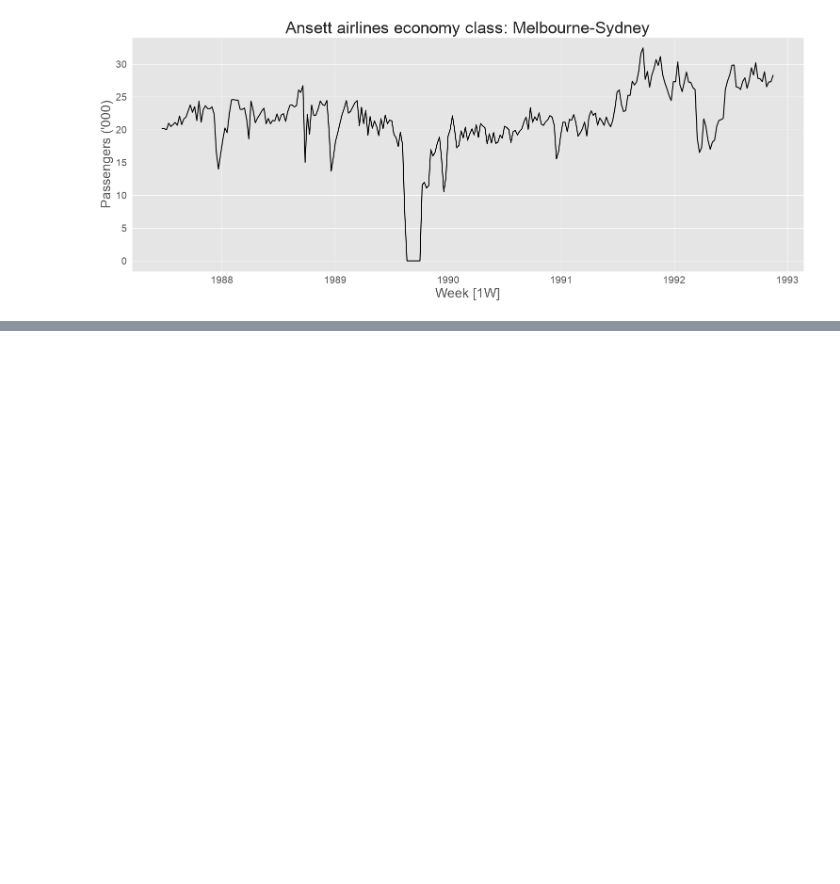
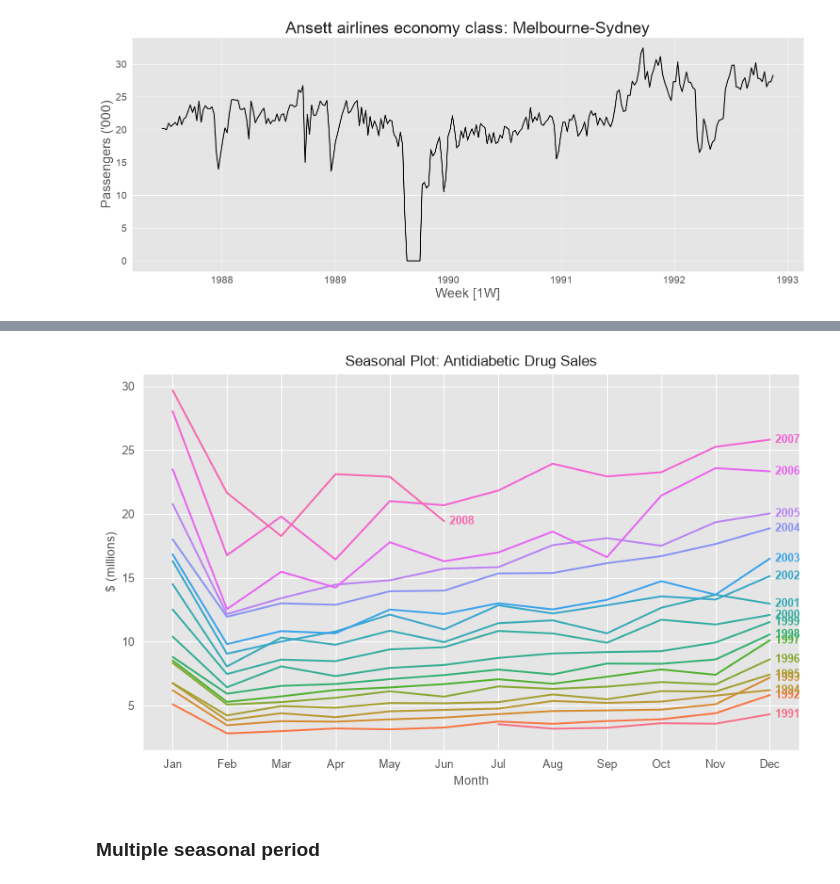
Before and after one commit to Ak62007/TS, a Jupyter notebook: notebooks/00_TS_Graphics.ipynb, the cells around one changed output, grey strips where cells are left out. Saved outputs shown, nothing was run; the diff lists cells and outputs as text; code cells hidden in the pictures; blank space fills up the shorter version.

```diff
--- a/notebooks/00_TS_Graphics.ipynb
+++ b/notebooks/00_TS_Graphics.ipynb
@@ -467,0 +484,38 @@ fpppy_plot_series(
+# %%
+tc_df = total_cost_df.assign(
+    Month_name = total_cost_df['Month'].dt.strftime("%b"),
+    Year = total_cost_df['Month'].dt.year,
+    Month_num = total_cost_df['Month'].dt.month
+)
+# %%
+unique_years = tc_df['Year'].unique()
+year_palette = sns.color_palette("husl", n_colors=len(unique_years))
+
+fig, ax = plt.subplots()
+sns.lineplot(data=tc_df, x="Month_num", y="Cost",
+             hue="Year", palette=year_palette, legend=False, ax=ax)
+
+ax.set(
+    title="Seasonal Plot: Antidiabetic Drug Sales",
+    xlabel="Month",
+    ylabel="$ (millions)",
+    xticks=range(1, 13),
+    xticklabels=[
+        "Jan", "Feb", "Mar", "Apr", "May", "Jun",
+        "Jul", "Aug", "Sep", "Oct", "Nov", "Dec",
+    ]
+)
+
+min_year = unique_years.min()
+for year, subset in tc_df.groupby("Year"):
+    x = subset['Month_num'].iloc[-1] + .1
+    y = subset['Cost'].iloc[-1]
+    color = year_palette[year-min_year]
+    ax.text(x, y, str(year),
+            ha="left", va='center', fontsize=9, weight="bold", color=color)
+
+fig.show()
+# %% [output]
+[figure, added]
+# %% [markdown]
+### Multiple seasonal period
```
Also changed, not shown: parts of 15 cells of this notebook.
